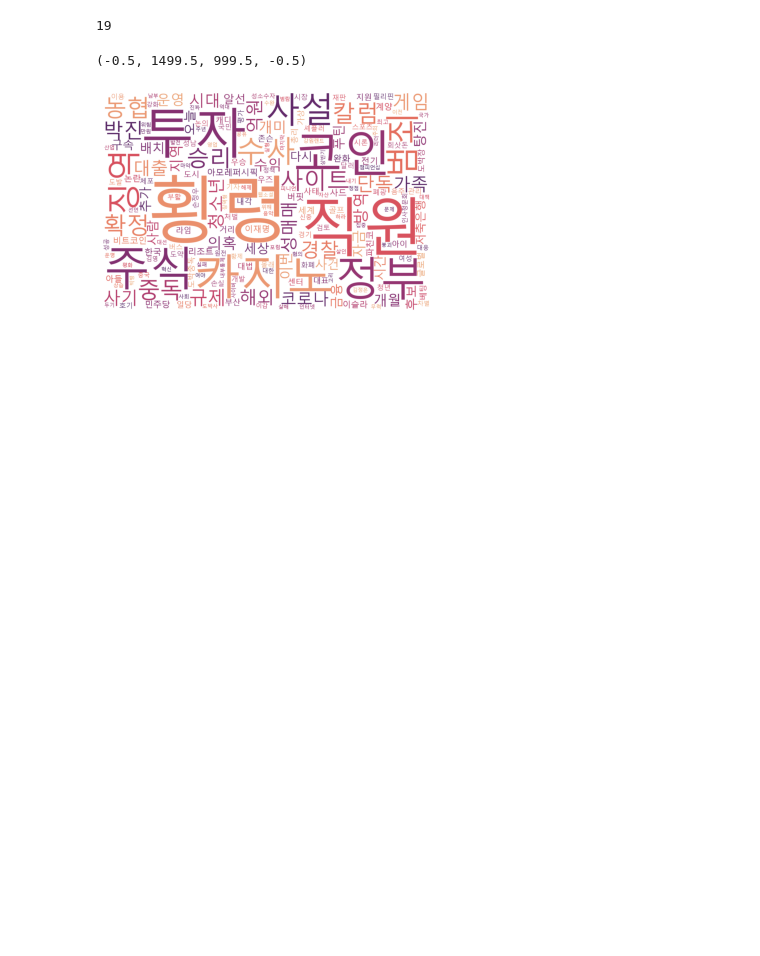
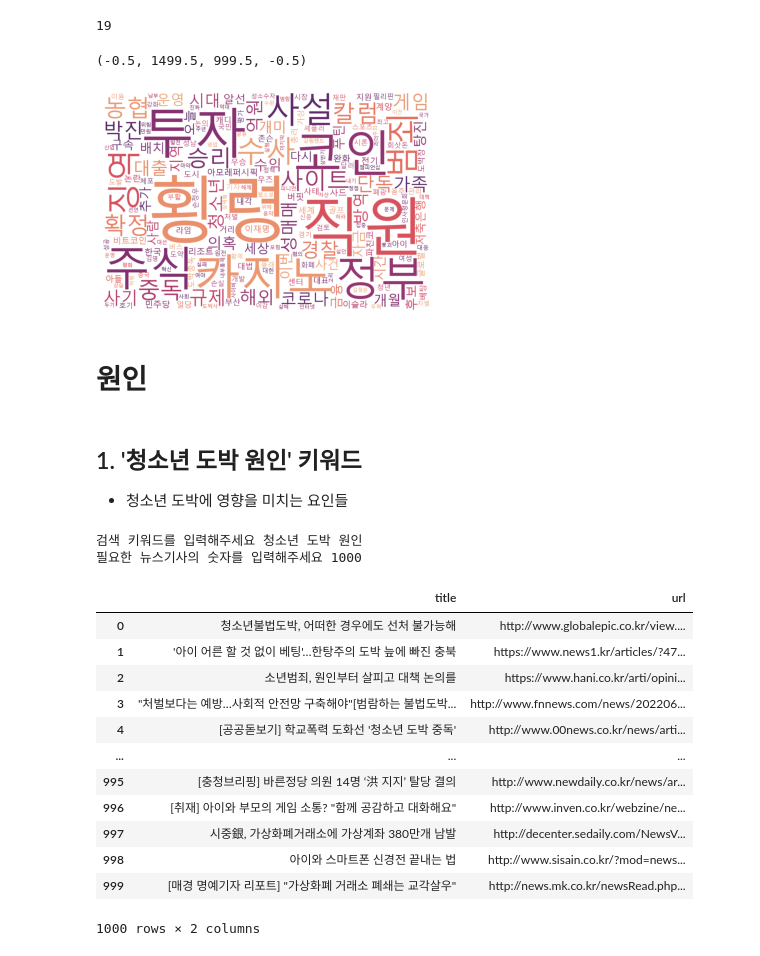
Before and after one commit to kyunakim/crawling-project, a Jupyter notebook: 문제제기.ipynb, the cells around one changed output. Saved outputs shown, nothing was run; the diff lists cells and outputs as text; code cells hidden in the pictures; blank space fills up the shorter version.

```diff
--- a/문제제기.ipynb
+++ b/문제제기.ipynb
@@ -207,3 +184,59 @@ plt.axis('off')
 # %% [output]
 (-0.5, 1499.5, 999.5, -0.5)
 [figure]
+# %% [markdown]
+# 원인
+# %% [markdown]
+## 1. '청소년 도박 원인' 키워드
+- 청소년 도박에 영향을 미치는 요인들
+# %%
+from bs4 import BeautifulSoup
+import urllib
+import urllib.request as rq
+import pandas as pd
+
+global news_df
+
+def News():
+    global keyword, num, news_df, url,page_num
+
+    keyword = input('검색 키워드를 입력해주세요')
+    keyword = urllib.parse.quote(keyword) #퍼센트인코딩 #URL에 문자를 표현하는 인코딩방법(URL에 한글이 섞이면 오류 발생)
+    num = int(input('필요한 뉴스기사의 숫자를 입력해주세요'))
+
+    news_df = pd.DataFrame(columns=['title','url'])
+
+    page_num=1
+    i=0 #크롤링한 기사의 수
+    while num > i:
+        url = 'https://search.naver.com/search.naver?where=news&sm=tab_jum&query='+keyword+'&start='+str(page_num)
+        html = rq.urlopen(url)
+        bs = BeautifulSoup(html,'html.parser')
+        texts = bs.find_all(class_='news_tit')
+
+        for text in texts:
+            news_df.loc[i,'title'] = text.get_text()
+            news_df.loc[i,'url'] = text['href']
+            i +=1
+            if i == num:
+                break
+        page_num +=10
+    return news_df
+
+News()
+# %% [output]
+검색 키워드를 입력해주세요 청소년 도박 원인
+필요한 뉴스기사의 숫자를 입력해주세요 1000
+|  | title | url |
+| 0 | 청소년불법도박, 어떠한 경우에도 선처 불가능해 | http://www.globalepic.co.kr/view.... |
+| 1 | '아이 어른 할 것 없이 베팅'…한탕주의 도박 늪에 빠진 충북 | https://www.news1.kr/articles/?47... |
+| 2 | 소년범죄, 원인부터 살피고 대책 논의를 | https://www.hani.co.kr/arti/opini... |
+| 3 | "처벌보다는 예방…사회적 안전망 구축해야"[범람하는 불법도박... | http://www.fnnews.com/news/202206... |
+| 4 | [공공돋보기] 학교폭력 도화선 '청소년 도박 중독' | http://www.00news.co.kr/news/arti... |
+| ... | ... | ... |
+| 995 | [충청브리핑] 바른정당 의원 14명 ‘洪 지지’ 탈당 결의 | http://www.newdaily.co.kr/news/ar... |
+| 996 | [취재] 아이와 부모의 게임 소통? "함께 공감하고 대화해요" | http://www.inven.co.kr/webzine/ne... |
+| 997 | 시중銀, 가상화폐거래소에 가상계좌 380만개 남발 | http://decenter.sedaily.com/NewsV... |
+| 998 | 아이와 스마트폰 신경전 끝내는 법 | http://www.sisain.co.kr/?mod=news... |
+| 999 | [매경 명예기자 리포트] "가상화폐 거래소 폐쇄는 교각살우" | http://news.mk.co.kr/newsRead.php... |
+1000 rows × 2 columns
```
Also changed, not shown: parts of 19 cells of this notebook, 1 other file.
